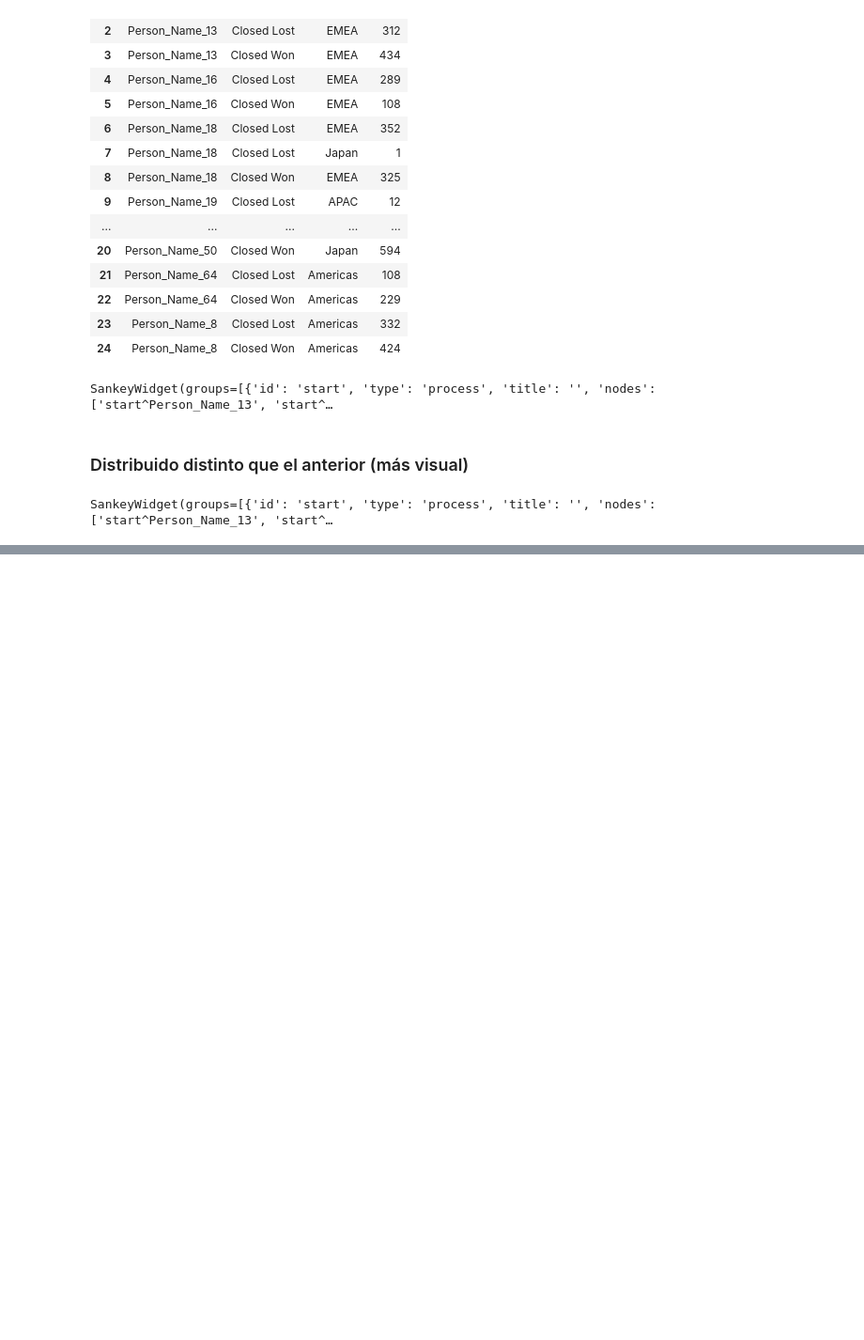
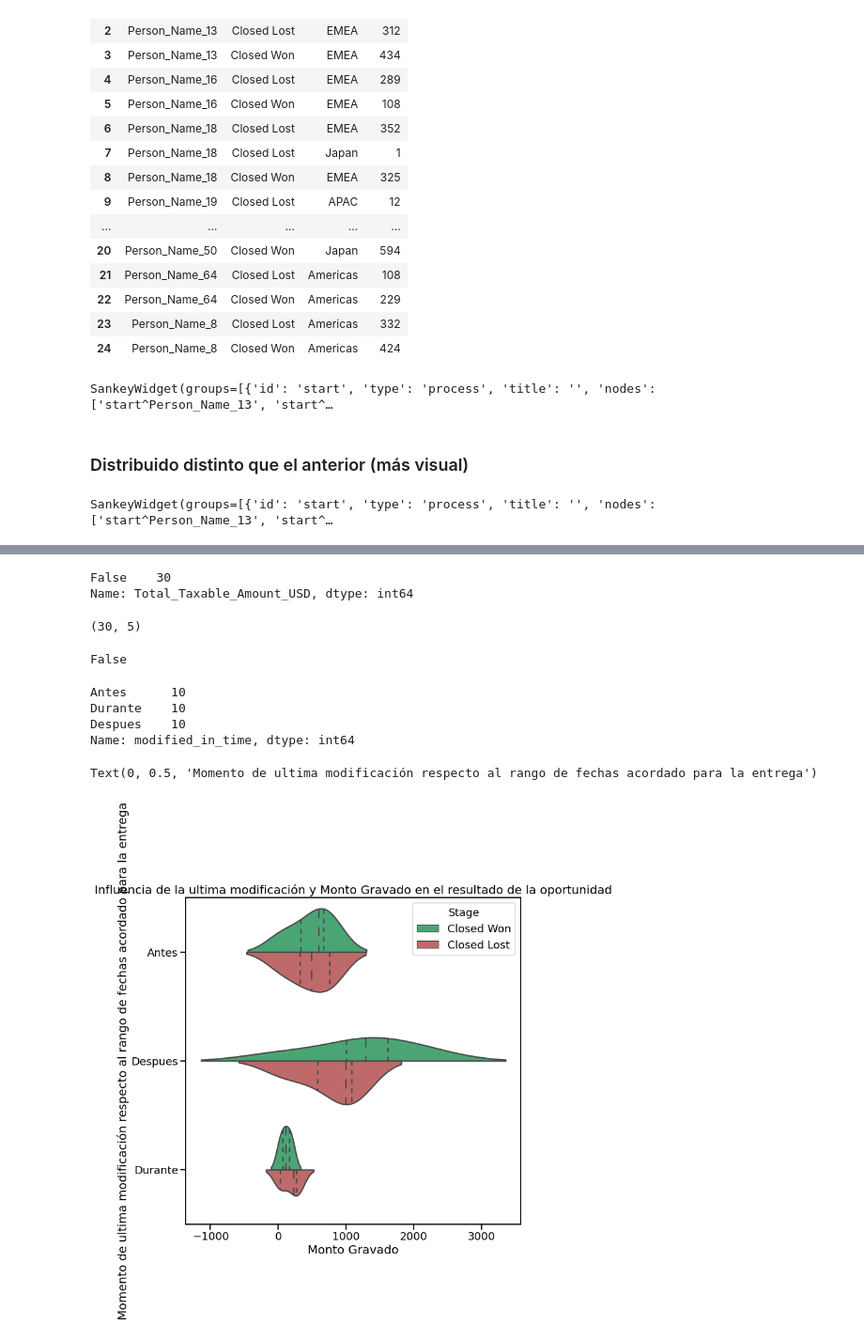
Before and after one commit to RenzoJacinto/TP1-Datos, a Jupyter notebook: TP1.ipynb, the cells around one changed output, grey strips where cells are left out. Shown at 94% size. Drawn from its saved outputs; the diff is of its cells as text; code cells hidden in the pictures; blank space fills up the shorter version.

```diff
--- a/TP1.ipynb
+++ b/TP1.ipynb
@@ -510,0 +538,7 @@ SankeyWidget(groups=[{'id': 'start', 'type': 'process', 'title': '', 'nodes': ['
+# %%
+df_fin['time_modified_diff'] = df_fin['Planned_Delivery_Start_Date'] - df_fin['Opportunity_Created_Date']
+df_fin['time_modified_diff'] = df_fin['time_modified_diff'].dt.days
+df_fin['after_time'] = (df_fin['Planned_Delivery_End_Date'] - df_fin['Last_Modified_Date']).dt.days
+df_fin['ahead_of_time'] = (df_fin['Planned_Delivery_Start_Date'] - df_fin['Last_Modified_Date']).dt.days
+
+df_fin.head()
@@ -510,0 +580,4 @@ SankeyWidget(groups=[{'id': 'start', 'type': 'process', 'title': '', 'nodes': ['
+# %%
+by_region = df_fin.groupby(['Stage', 'modified_in_time', 'Region'])\
+.agg({'Total_Taxable_Amount_USD':'count'})
+by_region
@@ -510,0 +603,6 @@ SankeyWidget(groups=[{'id': 'start', 'type': 'process', 'title': '', 'nodes': ['
+# %%
+by_region = by_region.reset_index()
+by_region.columns = ['Stage', 'modified_in_time', 'Region', 'Total_Taxable_Amount_USD']
+
+by_region = by_region.sort_values('Stage', ascending = False)
+by_region
@@ -510,0 +627,7 @@ SankeyWidget(groups=[{'id': 'start', 'type': 'process', 'title': '', 'nodes': ['
+# %%
+by_region = by_region.reset_index()
+
+by_region.replace([np.inf, -np.inf], np.nan, inplace=True)
+by_region.dropna(subset=['Total_Taxable_Amount_USD'], inplace=True)
+by_region = by_region.sort_values('Stage', ascending = False)
+by_region
@@ -510,0 +652,27 @@ SankeyWidget(groups=[{'id': 'start', 'type': 'process', 'title': '', 'nodes': ['
+# %%
+by_region.replace([np.inf, -np.inf], np.nan, inplace=True)
+by_region.dropna(subset=['Total_Taxable_Amount_USD'], inplace=True)
+display((by_region.Total_Taxable_Amount_USD>1e6).value_counts())
+display(by_region.shape)
+display(by_region.modified_in_time.hasnans)
+aux = by_region[by_region.Total_Taxable_Amount_USD<1e6]
+display(aux.modified_in_time.value_counts())
+pal = {'Closed Won': 'mediumseagreen', 'Closed Lost': 'indianred'}
+
+fig, ax = plt.subplots(figsize = (10, 10))
+plt.title('Influencia de la ultima modificación y Monto Gravado en el resultado de la oportunidad')
+sns.violinplot( y='modified_in_time', x='Total_Taxable_Amount_USD', hue = 'Stage', data=aux, split=True,  inner="quartile", palette=pal)
+
+ax.set_xlabel('Monto Gravado')
+ax.set_ylabel('Momento de ultima modificación respecto al rango de fechas acordado para la entrega')
+# %% [output]
+False    30
+Name: Total_Taxable_Amount_USD, dtype: int64
+(30, 5)
+False
+Antes      10
+Durante    10
+Despues    10
+Name: modified_in_time, dtype: int64
+Text(0, 0.5, 'Momento de ultima modificación respecto al rango de fechas acordado para la entrega')
+[figure, added]
```
Also changed, not shown: parts of 13 cells of this notebook.
